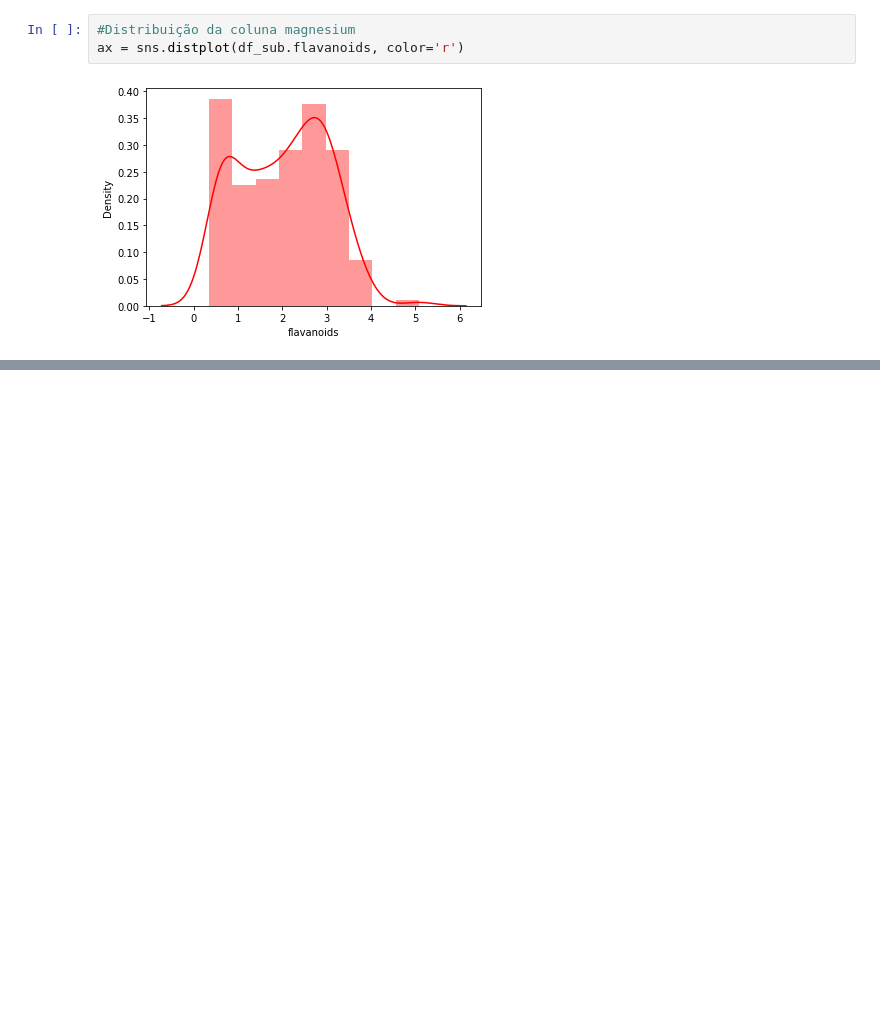
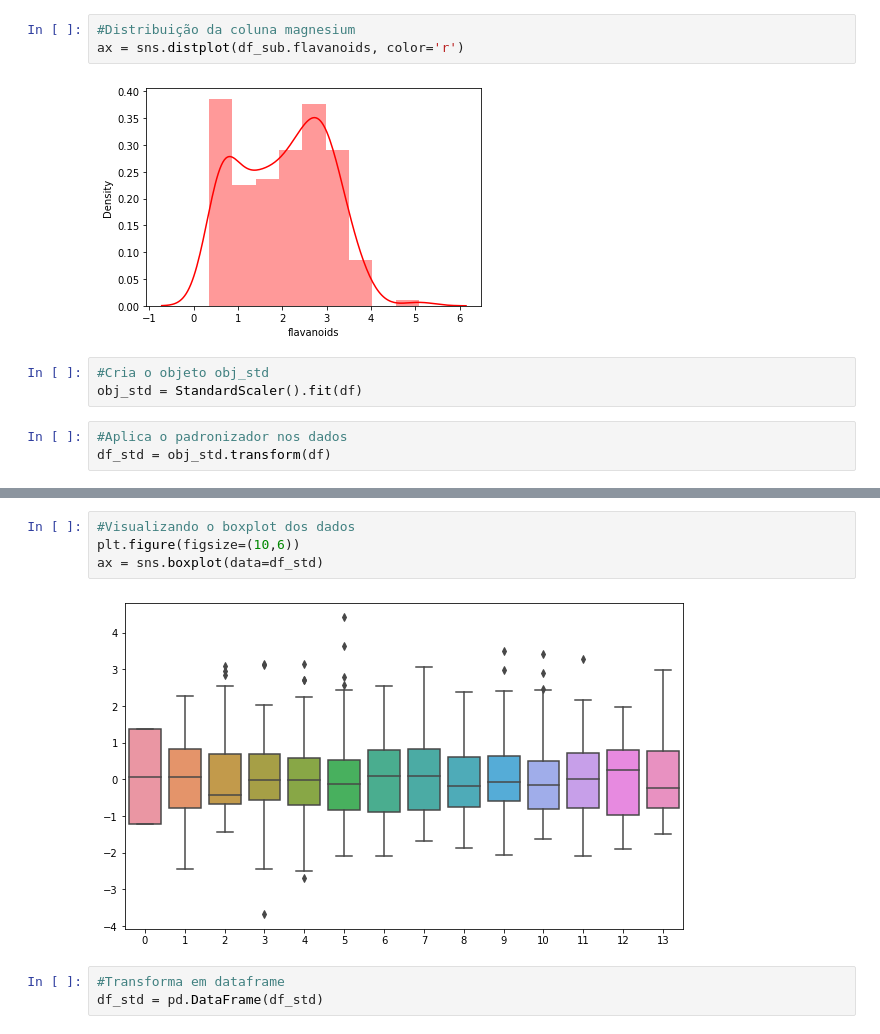
Before and after one commit to wellingtondantas/Projetos, a Jupyter notebook: Standardization-Normalization/Normalization_Standartization.ipynb, the cells around one changed output, grey strips where cells are left out. Saved outputs shown, nothing was run; the diff lists cells and outputs as text; blank space fills up the shorter version.

Commit message:
SN-Update01
Aplicação de metodos de standardization e normalization

```diff
--- a/Standardization-Normalization/Normalization_Standartization.ipynb
+++ b/Standardization-Normalization/Normalization_Standartization.ipynb
@@ -94,3 +99,9 @@ ax = sns.distplot(df_sub.magnesium, color='g')
 ax = sns.distplot(df_sub.flavanoids, color='r')
 # %% [output]
 [figure]
+# %%
+#Cria o objeto obj_std
+obj_std = StandardScaler().fit(df)
+# %%
+#Aplica o padronizador nos dados
+df_std = obj_std.transform(df)
@@ -96,0 +125,9 @@ ax = sns.distplot(df_sub.flavanoids, color='r')
+# %%
+#Visualizando o boxplot dos dados
+plt.figure(figsize=(10,6))
+ax = sns.boxplot(data=df_std)
+# %% [output]
+[figure, added]
+# %%
+#Transforma em dataframe
+df_std = pd.DataFrame(df_std)
```
Also changed, not shown: parts of 10 cells of this notebook.
